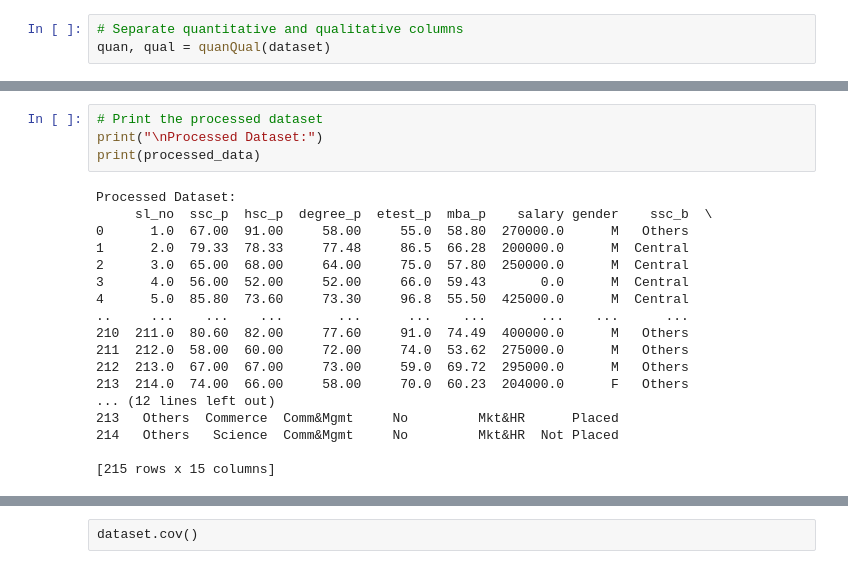
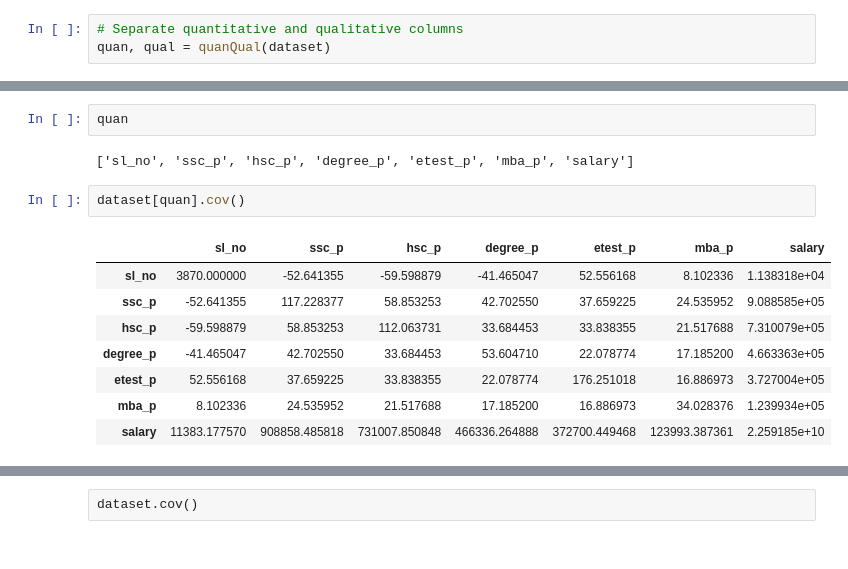
Before and after one commit to VigneshVicky333/CCovarience-and-Correlation, a Jupyter notebook: Bivariate -Covariance and Correlation.ipynb, the cells around one changed output, grey strips where cells are left out. Drawn from its saved outputs; the diff is of its cells as text.

```diff
--- a/Bivariate -Covariance and Correlation.ipynb
+++ b/Bivariate -Covariance and Correlation.ipynb
@@ -158,22 +101,15 @@ salary    0.001217  0.558475  0.459424  0.423762  0.186775  0.141417  1.000000
-# %%
-# Print the processed dataset
-print("\nProcessed Dataset:")
-print(processed_data)
-# %% [output]
-Processed Dataset:
-     sl_no  ssc_p  hsc_p  degree_p  etest_p  mba_p    salary gender    ssc_b  \
-0      1.0  67.00  91.00     58.00     55.0  58.80  270000.0      M   Others
-1      2.0  79.33  78.33     77.48     86.5  66.28  200000.0      M  Central
-2      3.0  65.00  68.00     64.00     75.0  57.80  250000.0      M  Central
-3      4.0  56.00  52.00     52.00     66.0  59.43       0.0      M  Central
-4      5.0  85.80  73.60     73.30     96.8  55.50  425000.0      M  Central
-..     ...    ...    ...       ...      ...    ...       ...    ...      ...
-210  211.0  80.60  82.00     77.60     91.0  74.49  400000.0      M   Others
-211  212.0  58.00  60.00     72.00     74.0  53.62  275000.0      M   Others
-212  213.0  67.00  67.00     73.00     59.0  69.72  295000.0      M   Others
-213  214.0  74.00  66.00     58.00     70.0  60.23  204000.0      F   Others
-... (12 lines left out)
-213   Others  Commerce  Comm&Mgmt     No         Mkt&HR      Placed
-214   Others   Science  Comm&Mgmt     No         Mkt&HR  Not Placed
-
-[215 rows x 15 columns]
+# %%
+quan
+# %% [output]
+['sl_no', 'ssc_p', 'hsc_p', 'degree_p', 'etest_p', 'mba_p', 'salary']
+# %%
+dataset[quan].cov()
+# %% [output]
+|  | sl_no | ssc_p | hsc_p | degree_p | etest_p | mba_p | salary |
+| sl_no | 3870.000000 | -52.641355 | -59.598879 | -41.465047 | 52.556168 | 8.102336 | 1.138318e+04 |
+| ssc_p | -52.641355 | 117.228377 | 58.853253 | 42.702550 | 37.659225 | 24.535952 | 9.088585e+05 |
+| hsc_p | -59.598879 | 58.853253 | 112.063731 | 33.684453 | 33.838355 | 21.517688 | 7.310079e+05 |
+| degree_p | -41.465047 | 42.702550 | 33.684453 | 53.604710 | 22.078774 | 17.185200 | 4.663363e+05 |
+| etest_p | 52.556168 | 37.659225 | 33.838355 | 22.078774 | 176.251018 | 16.886973 | 3.727004e+05 |
+| mba_p | 8.102336 | 24.535952 | 21.517688 | 17.185200 | 16.886973 | 34.028376 | 1.239934e+05 |
+| salary | 11383.177570 | 908858.485818 | 731007.850848 | 466336.264888 | 372700.449468 | 123993.387361 | 2.259185e+10 |
```
Also changed, not shown: parts of 49 cells of this notebook.
